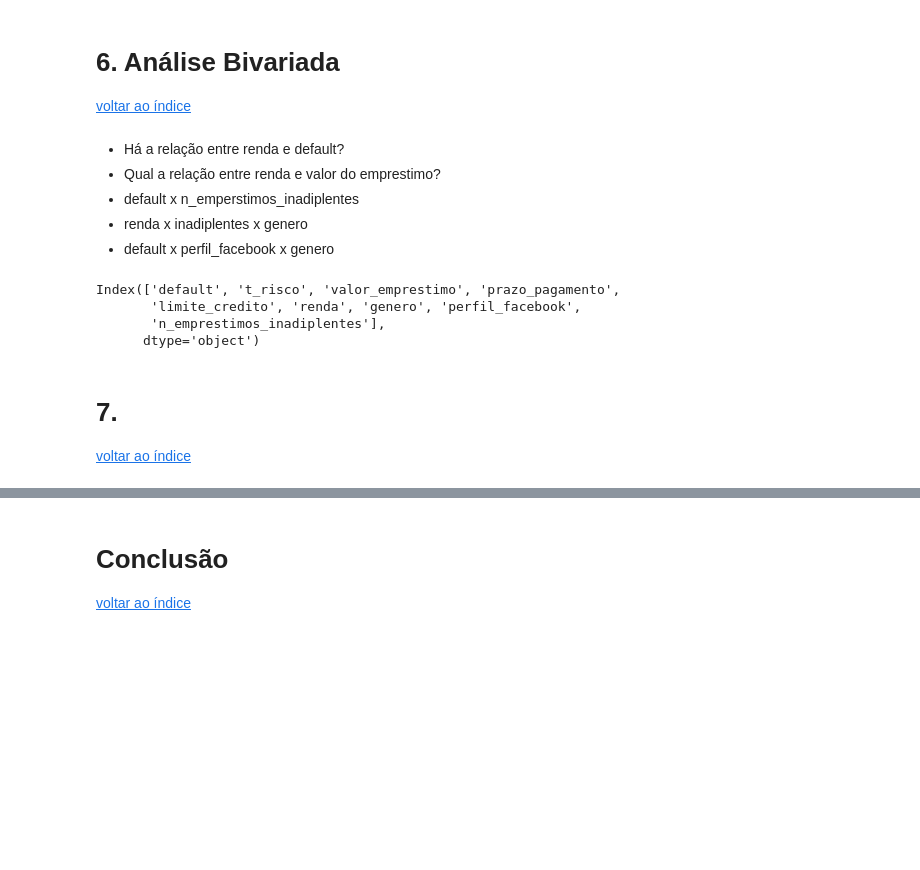
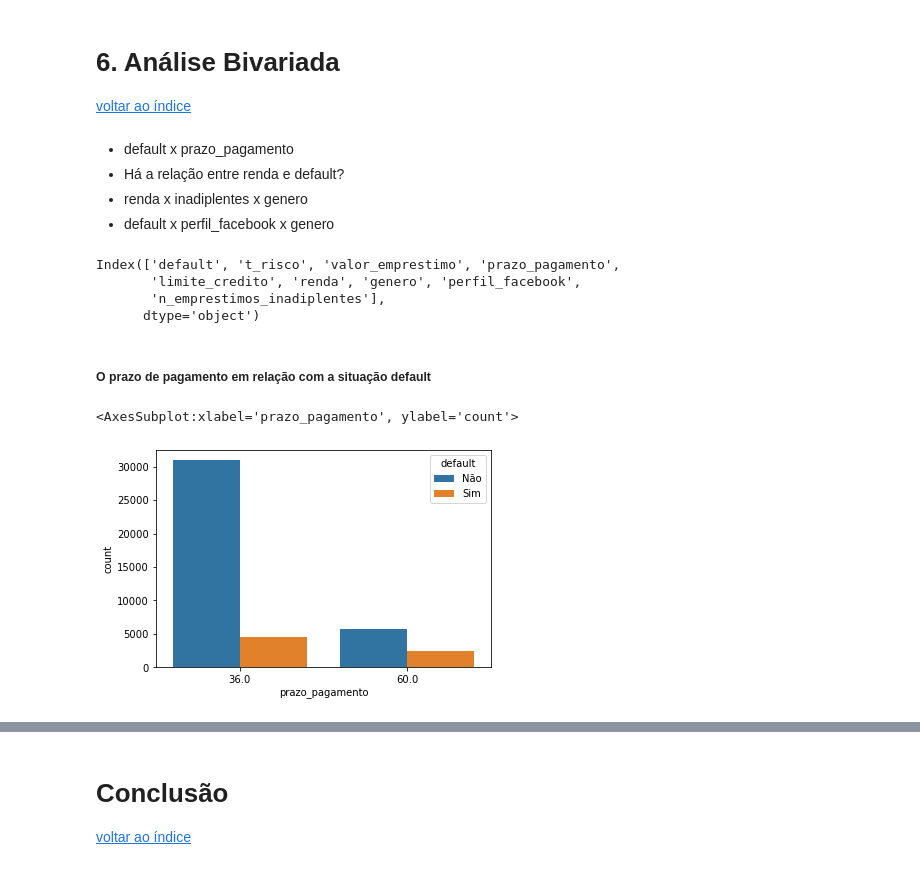
Before and after one commit to ihaveonesun/analise_descritiva_banco, a Jupyter notebook: analise_descritiva_banco_01.ipynb, the cells around one changed output, grey strips where cells are left out. Cells and saved outputs as stored; diff of their text form; code cells hidden in the pictures; blank space fills up the shorter version.

```diff
--- a/analise_descritiva_banco_01.ipynb
+++ b/analise_descritiva_banco_01.ipynb
@@ -239,18 +247,23 @@ grafico_histograma(df_risco_credito.limite_credito)
 #  <a name="secao_6">6. Análise Bivariada</a>
 [voltar ao índice](#indice)
 # %% [markdown]
+* default x prazo_pagamento
 * Há a relação entre renda e default?
-* Qual a relação entre renda e valor do emprestimo?
-* default x n_emperstimos_inadiplentes
 * renda x inadiplentes x genero
 * default x perfil_facebook x genero
 # %%
-df_risco_credito.columns
+# resumindo nome do dataframe
+df_rc=df_risco_credito
+df_rc.columns
 # %% [output]
 Index(['default', 't_risco', 'valor_emprestimo', 'prazo_pagamento',
        'limite_credito', 'renda', 'genero', 'perfil_facebook',
        'n_emprestimos_inadiplentes'],
       dtype='object')
-# %% [markdown]
-#  <a name="secao_7">7. </a>
-[voltar ao índice](#indice)
+# %% [markdown]
+##### O prazo de pagamento em relação com a situação default
+# %%
+sns.countplot(data=df_rc, x='prazo_pagamento', hue='default')
+# %% [output]
+<AxesSubplot:xlabel='prazo_pagamento', ylabel='count'>
+[figure, added]
```
Also changed, not shown: parts of 13 cells of this notebook, 1 other file.
